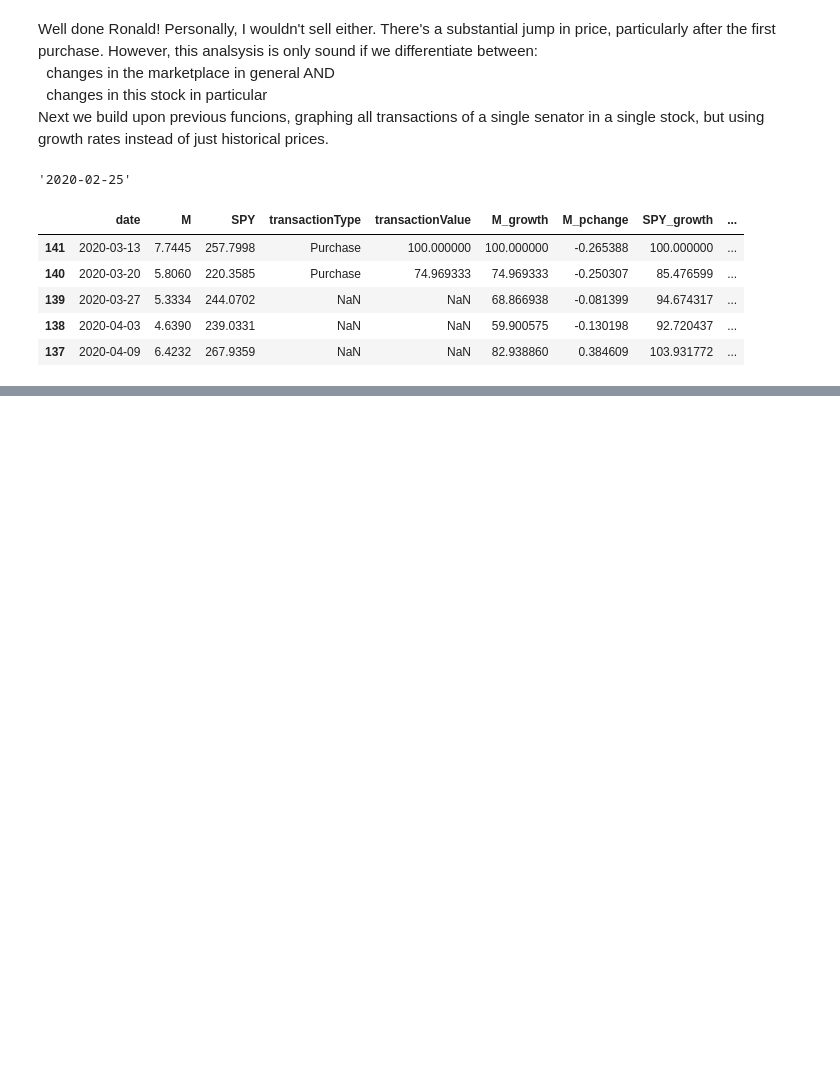
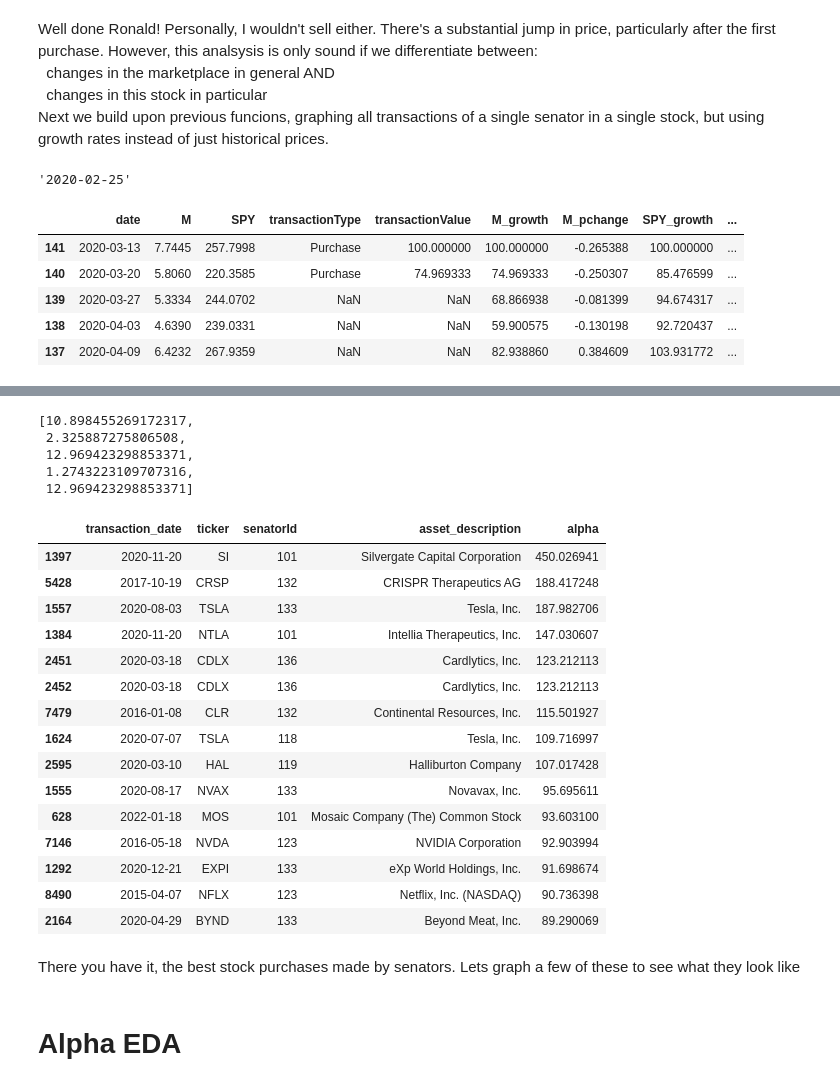
Before and after one commit to MattTheEconomist/Senator-Investments-ETL, a Jupyter notebook: EDA.ipynb, the cells around one changed output, grey strips where cells are left out. Saved outputs shown, nothing was run; the diff lists cells and outputs as text; code cells hidden in the pictures; blank space fills up the shorter version.

```diff
--- a/EDA.ipynb
+++ b/EDA.ipynb
@@ -610,0 +744,54 @@ def graphAlphaGrowth_fromSource(senatorIdInput, dateInput,tickerInput):
+# %%
+alphaList = []
+
+for row in range(len(purchases)):
+# for row in range(10):
+    currentDate = purchases.transaction_date.values[row]
+    currentTicker = purchases.ticker.values[row]
+    currentSenId = purchases.senatorId.values[row]
+
+
+    currentDateString  = str(currentDate).split("T")[0]
+
+    try:
+        currentAlpha = calculateAlphaValue(currentSenId, currentDateString,currentTicker)
+    except:
+        currentAlpha ="Not Found"
+
+
+
+
+    alphaList.append(currentAlpha)
+alphaList[:5]
+# %% [output]
+[10.898455269172317,
+ 2.325887275806508,
+ 12.969423298853371,
+ 1.2743223109707316,
+ 12.969423298853371]
+# %%
+purchases['alpha'] = alphaList
+# purchases.sort_values(by="alpha", ascending=False)
+# purchases.head()
+purchases['alpha'] = purchases['alpha'].replace("Not Found", -9999)
+topAlphaBuys = purchases.sort_values(by="alpha", ascending=False).head(15)
+topAlphaBuys[['transaction_date', 'ticker','senatorId','asset_description', 'alpha']]
+# %% [output]
+|  | transaction_date | ticker | senatorId | asset_description | alpha |
+| 1397 | 2020-11-20 | SI | 101 | Silvergate Capital Corporation | 450.026941 |
+| 5428 | 2017-10-19 | CRSP | 132 | CRISPR Therapeutics AG | 188.417248 |
+| 1557 | 2020-08-03 | TSLA | 133 | Tesla, Inc. | 187.982706 |
+| 1384 | 2020-11-20 | NTLA | 101 | Intellia Therapeutics, Inc. | 147.030607 |
+| 2451 | 2020-03-18 | CDLX | 136 | Cardlytics, Inc. | 123.212113 |
+| 2452 | 2020-03-18 | CDLX | 136 | Cardlytics, Inc. | 123.212113 |
+| 7479 | 2016-01-08 | CLR | 132 | Continental Resources, Inc. | 115.501927 |
+| 1624 | 2020-07-07 | TSLA | 118 | Tesla, Inc. | 109.716997 |
+| 2595 | 2020-03-10 | HAL | 119 | Halliburton Company | 107.017428 |
+| 1555 | 2020-08-17 | NVAX | 133 | Novavax, Inc. | 95.695611 |
+| 628 | 2022-01-18 | MOS | 101 | Mosaic Company (The) Common Stock | 93.603100 |
+| 7146 | 2016-05-18 | NVDA | 123 | NVIDIA Corporation | 92.903994 |
+| 1292 | 2020-12-21 | EXPI | 133 | eXp World Holdings, Inc. | 91.698674 |
+| 8490 | 2015-04-07 | NFLX | 123 | Netflix, Inc. (NASDAQ) | 90.736398 |
+| 2164 | 2020-04-29 | BYND | 133 | Beyond Meat, Inc. | 89.290069 |
+# %% [markdown]
+There you have it, the best stock purchases made by senators. Lets graph a few of these to see what they look like
@@ -610,0 +802,2 @@ def graphAlphaGrowth_fromSource(senatorIdInput, dateInput,tickerInput):
+# %% [markdown]
+# Alpha EDA
```
Also changed, not shown: parts of 22 cells of this notebook, 1 other file.
